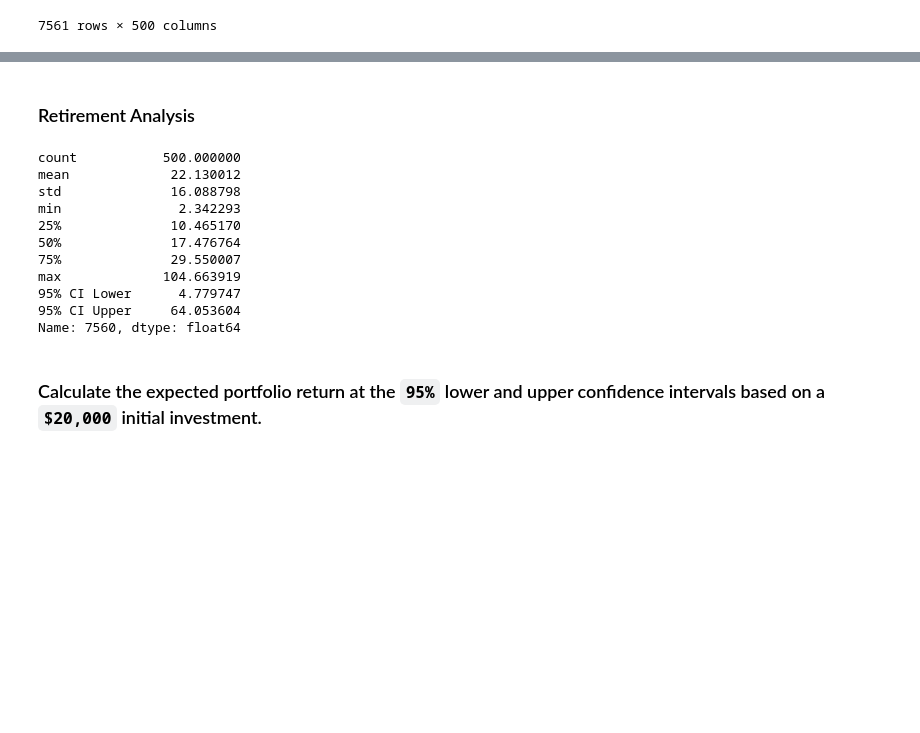
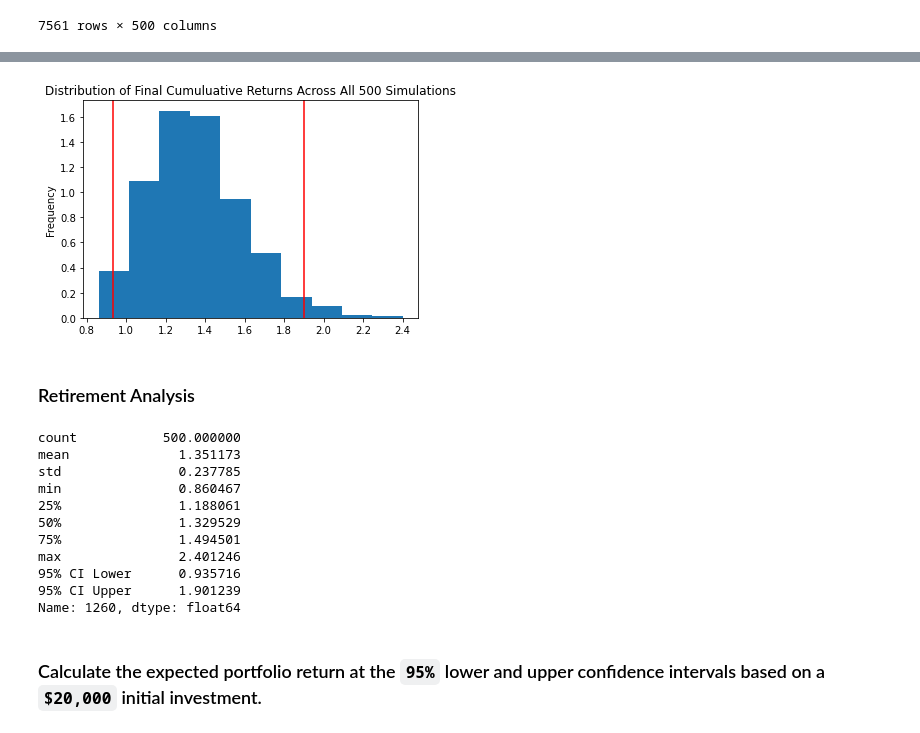
Before and after one commit to nomadic-me/Financial-Planner, a Jupyter notebook: financial-planner.ipynb, the cells around one changed output, grey strips where cells are left out. Saved outputs shown, nothing was run; the diff lists cells and outputs as text; code cells hidden in the pictures; blank space fills up the shorter version.

```diff
--- a/financial-planner.ipynb
+++ b/financial-planner.ipynb
@@ -261,23 +378,31 @@ Running Monte Carlo simulation number 490.
+# %%
+# Plot probability distribution and confidence intervals
+dist_plot = MC_fiveyear.plot_distribution()
+
+# Save the plot for future usage
+dist_plot.get_figure().savefig('MC_fiveyear_dist_plot.png',bbox_inches='tight')
+# %% [output]
+[figure, added]
 # %% [markdown]
 ### Retirement Analysis
 # %%
 # Fetch summary statistics from the Monte Carlo simulation results
-# YOUR CODE HERE!
+tbl = MC_fiveyear.summarize_cumulative_return()
 
 # Print summary statistics
-# YOUR CODE HERE!
+print(tbl)
 # %% [output]
 count           500.000000
-mean             22.130012
-std              16.088798
-min               2.342293
-25%              10.465170
-50%              17.476764
-75%              29.550007
-max             104.663919
-95% CI Lower      4.779747
-95% CI Upper     64.053604
-Name: 7560, dtype: float64
+mean              1.351173
+std               0.237785
+min               0.860467
+25%               1.188061
+50%               1.329529
+75%               1.494501
+max               2.401246
+95% CI Lower      0.935716
+95% CI Upper      1.901239
+Name: 1260, dtype: float64
 # %% [markdown]
 ### Calculate the expected portfolio return at the `95%` lower and upper confidence intervals based on a `$20,000` initial investment.
 # %%
```
Also changed, not shown: parts of 11 cells of this notebook.
